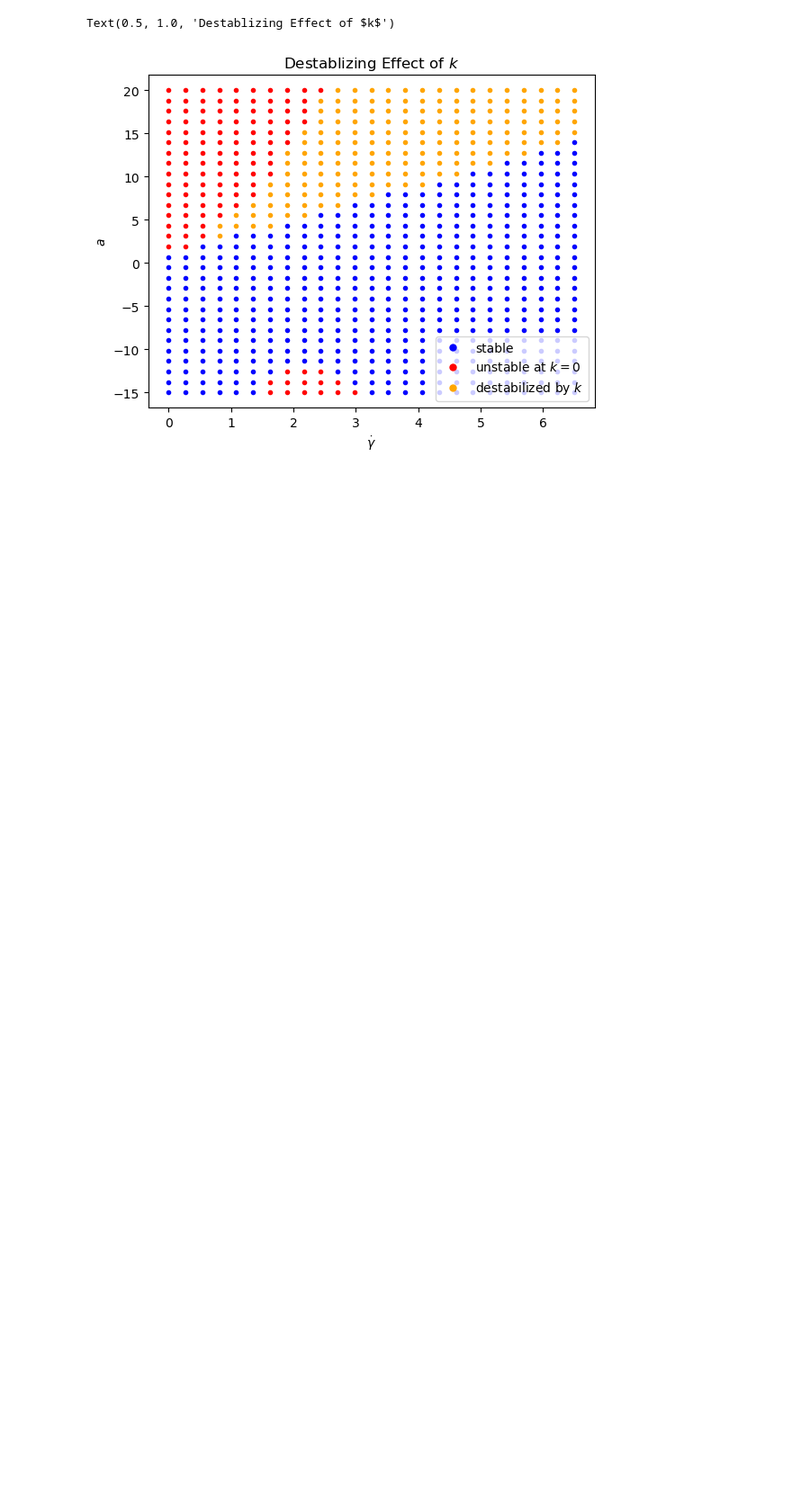
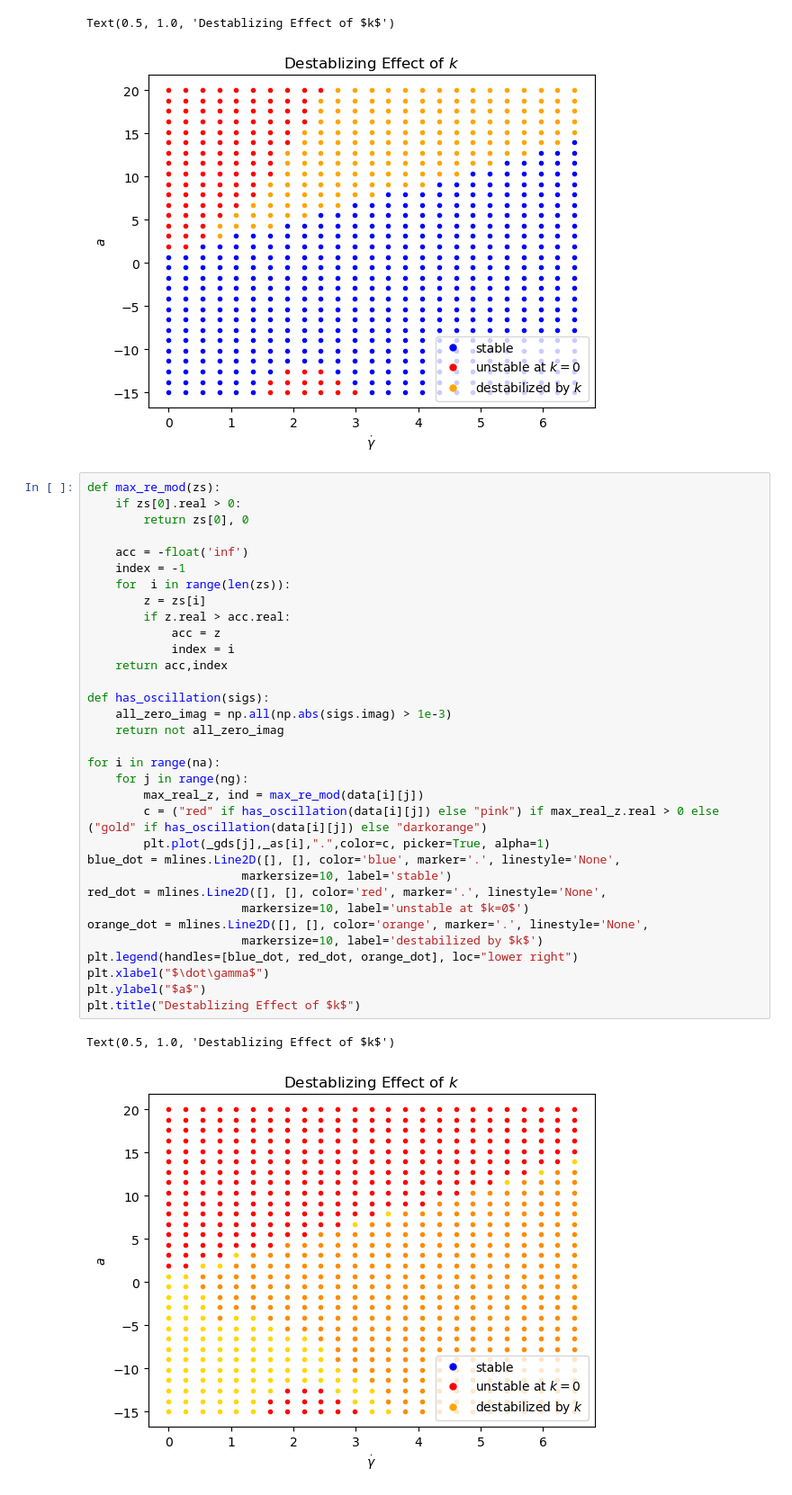
Before and after one commit to jaspercjp/Chebyshev-Pseudospectral-Active-Shear, a Jupyter notebook: python-code/ls2/k-scan-data-processing.ipynb, the cells around one changed output. Shown at 90% size. Saved outputs shown, nothing was run; the diff lists cells and outputs as text; blank space fills up the shorter version.

```diff
--- a/python-code/ls2/k-scan-data-processing.ipynb
+++ b/python-code/ls2/k-scan-data-processing.ipynb
@@ -102,3 +102,39 @@ plt.title("Destablizing Effect of $k$")
 # %% [output]
 Text(0.5, 1.0, 'Destablizing Effect of $k$')
 [figure]
+# %%
+def max_re_mod(zs):
+    if zs[0].real > 0:
+        return zs[0], 0
+
+    acc = -float('inf')
+    index = -1
+    for  i in range(len(zs)):
+        z = zs[i]
+        if z.real > acc.real:
+            acc = z
+            index = i
+    return acc,index
+
+def has_oscillation(sigs):
+    all_zero_imag = np.all(np.abs(sigs.imag) > 1e-3)
+    return not all_zero_imag
+
+for i in range(na):
+    for j in range(ng):
+        max_real_z, ind = max_re_mod(data[i][j])
+        c = ("red" if has_oscillation(data[i][j]) else "pink") if max_real_z.real > 0 else ("gold" if has_oscillation(data[i][j]) else "darkorange")
+        plt.plot(_gds[j],_as[i],".",color=c, picker=True, alpha=1)
+blue_dot = mlines.Line2D([], [], color='blue', marker='.', linestyle='None',
+                      markersize=10, label='stable')
+red_dot = mlines.Line2D([], [], color='red', marker='.', linestyle='None',
+                      markersize=10, label='unstable at $k=0$')
+orange_dot = mlines.Line2D([], [], color='orange', marker='.', linestyle='None',
+                      markersize=10, label='destabilized by $k$')
+plt.legend(handles=[blue_dot, red_dot, orange_dot], loc="lower right")
+plt.xlabel("$\dot\gamma$")
+plt.ylabel("$a$")
+plt.title("Destablizing Effect of $k$")
+# %% [output]
+Text(0.5, 1.0, 'Destablizing Effect of $k$')
+[figure, added]
```
Also changed, not shown: parts of 2 cells of this notebook, 29 other files.
